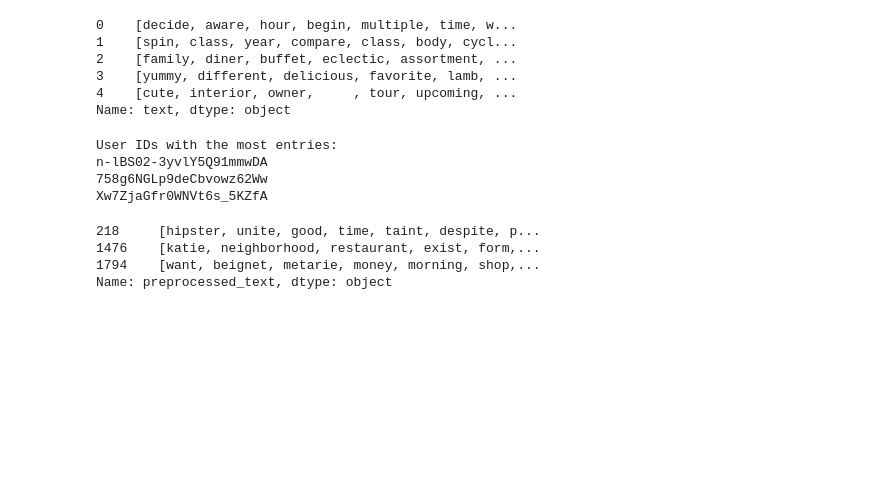
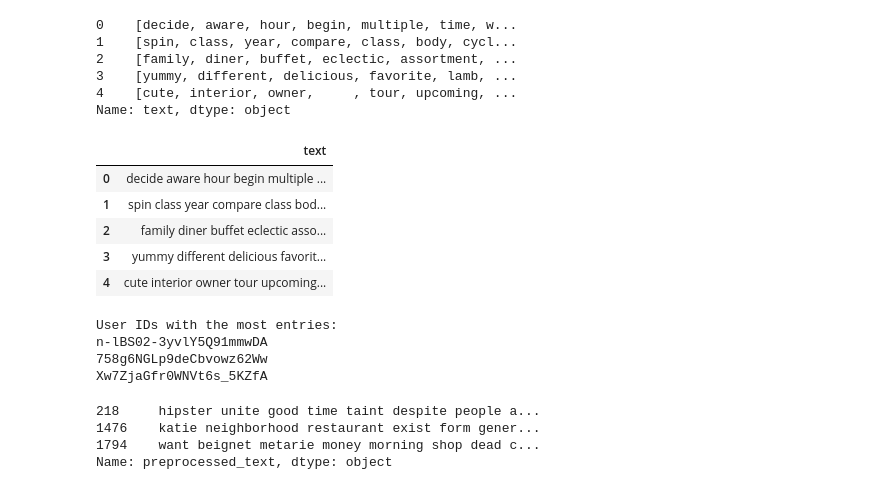
Before and after one commit to notLeoHirano/Yelp-Analysis, a Jupyter notebook: Task 2 Draft.ipynb, the cells around one changed output. Cells and saved outputs as stored; diff of their text form; code cells hidden in the pictures; blank space fills up the shorter version.

```diff
--- a/Task 2 Draft.ipynb
+++ b/Task 2 Draft.ipynb
@@ -137,6 +137,19 @@ file_path = "unprocessed_2000.csv"
 
 # Export DataFrame to CSV
 review_text_preprocessed.to_csv(file_path, index=False)
+# %%
+text = pd.read_csv("preprocessed_2000.csv")
+
+text['text'] = df['text'].apply(lambda x: re.sub(r'[^\w\s]', '', x))
+
+text.head()
+# %% [output]
+|  | text |
+| 0 | decide aware hour begin multiple ... |
+| 1 | spin class year compare class bod... |
+| 2 | family diner buffet eclectic asso... |
+| 3 | yummy different delicious favorit... |
+| 4 | cute interior owner tour upcoming... |
 # %%
 user_counts = data_review['user_id'].value_counts()
 
@@ -156,16 +169,16 @@ import pandas as pd
 
 def user_preprocessed(user_id):
     reviews_df = data_review
-    preprocessed_texts = review_text_preprocessed
+    preprocessed_texts = text['text']
     user_reviews_df = reviews_df[reviews_df['user_id'] == user_id].copy()
     user_reviews_df['preprocessed_text'] = preprocessed_texts[user_reviews_df.index]
     return user_reviews_df[['review_id', 'user_id', 'business_id', 'stars', 'useful', 'funny', 'cool', 'preprocessed_text', 'date']]
 
 print(user_preprocessed('n-lBS02-3yvlY5Q91mmwDA')['preprocessed_text'])
 # %% [output]
-218     [hipster, unite, good, time, taint, despite, p...
-1476    [katie, neighborhood, restaurant, exist, form,...
-1794    [want, beignet, metarie, money, morning, shop,...
+218     hipster unite good time taint despite people a...
+1476    katie neighborhood restaurant exist form gener...
+1794    want beignet metarie money morning shop dead c...
 Name: preprocessed_text, dtype: object
 # %%
 from sklearn.feature_extraction.text import TfidfVectorizer
```
Also changed, not shown: parts of 5 cells of this notebook.
